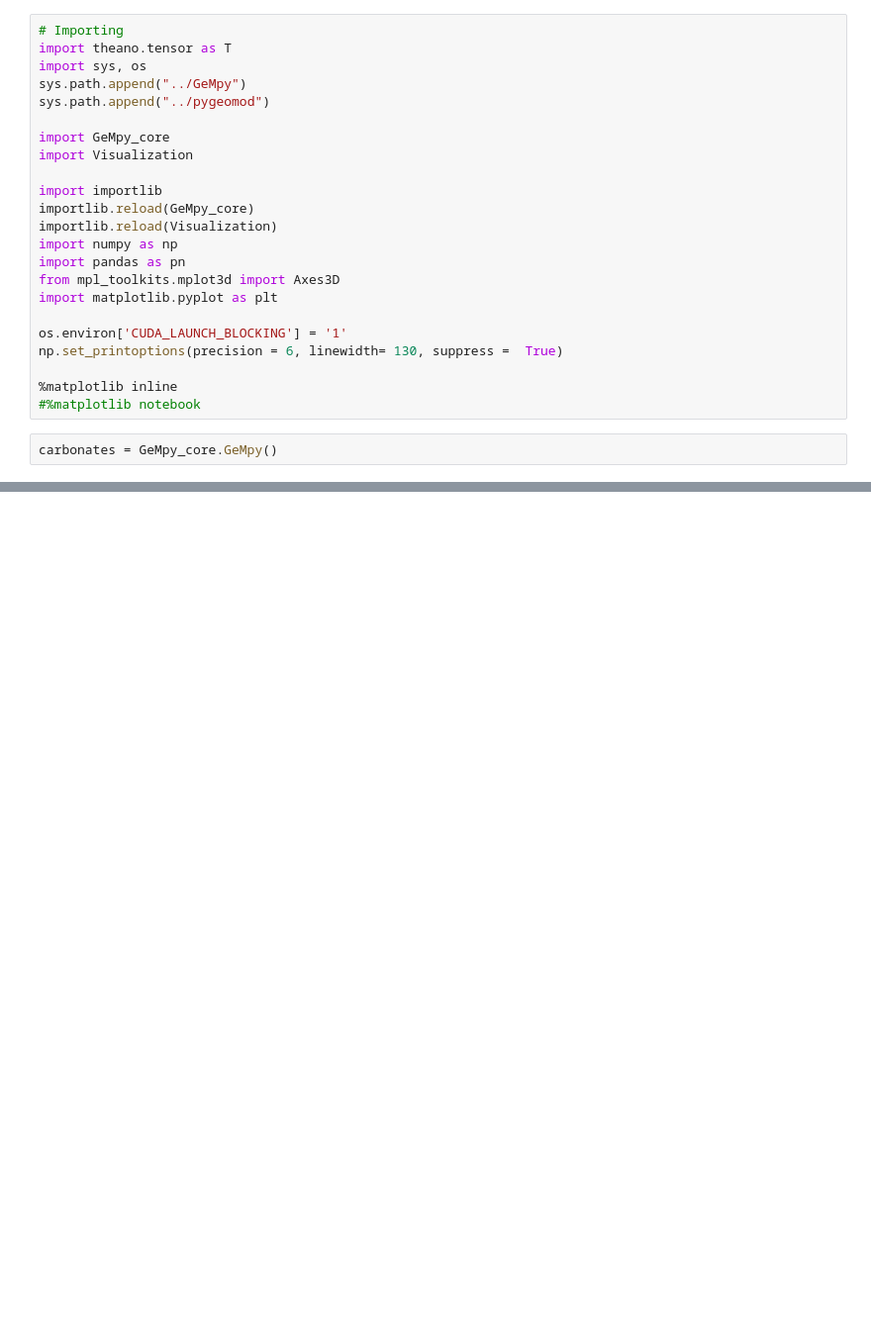
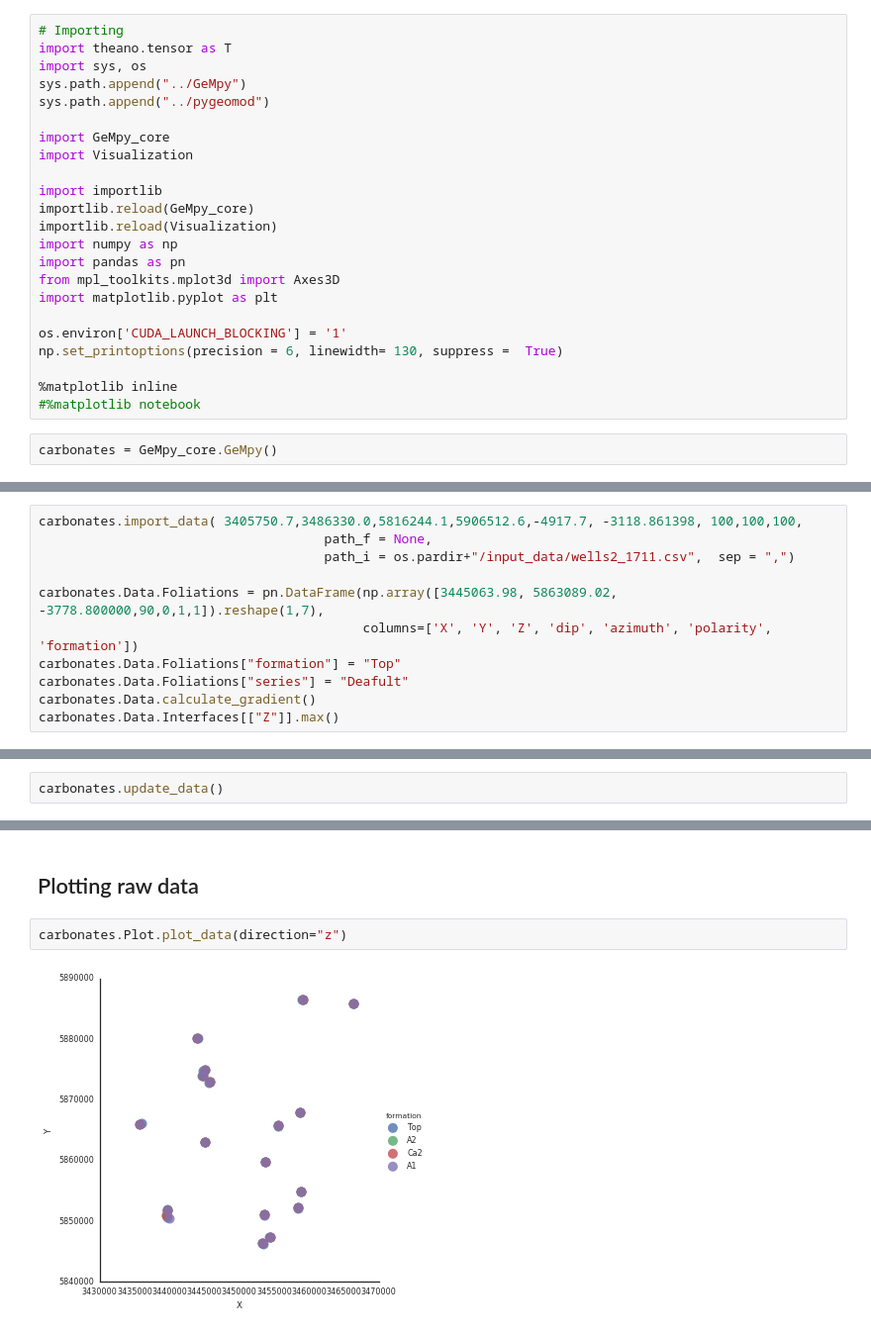
Before and after one commit to Leguark/GeMpy, a Jupyter notebook: Prototype Notebook/Max Project.ipynb, the cells around one changed output, grey strips where cells are left out. Shown: that part at 99% size. Drawn from its saved outputs; the diff is of its cells as text; blank space fills up the shorter version.

```diff
--- a/Prototype Notebook/Max Project.ipynb
+++ b/Prototype Notebook/Max Project.ipynb
@@ -29,0 +26,11 @@ sandstone.import_data( 696000,747000,6863000,6950000,-20000, 2000,
+# %%
+carbonates.import_data( 3405750.7,3486330.0,5816244.1,5906512.6,-4917.7, -3118.861398, 100,100,100,
+                                     path_f = None,
+                                     path_i = os.pardir+"/input_data/wells2_1711.csv",  sep = ",")
+
+carbonates.Data.Foliations = pn.DataFrame(np.array([3445063.98, 5863089.02, -3778.800000,90,0,1,1]).reshape(1,7),
+                                          columns=['X', 'Y', 'Z', 'dip', 'azimuth', 'polarity', 'formation'])
+carbonates.Data.Foliations["formation"] = "Top"
+carbonates.Data.Foliations["series"] = "Deafult"
+carbonates.Data.calculate_gradient()
+carbonates.Data.Interfaces[["Z"]].max()
@@ -29,0 +40,2 @@ sandstone.import_data( 696000,747000,6863000,6950000,-20000, 2000,
+# %%
+carbonates.update_data()
@@ -29,0 +54,6 @@ sandstone.import_data( 696000,747000,6863000,6950000,-20000, 2000,
+# %% [markdown]
+## Plotting raw data
+# %%
+carbonates.Plot.plot_data(direction="z")
+# %% [output]
+[figure, added]
```
Also changed, not shown: parts of 9 cells of this notebook, 3 other files.
